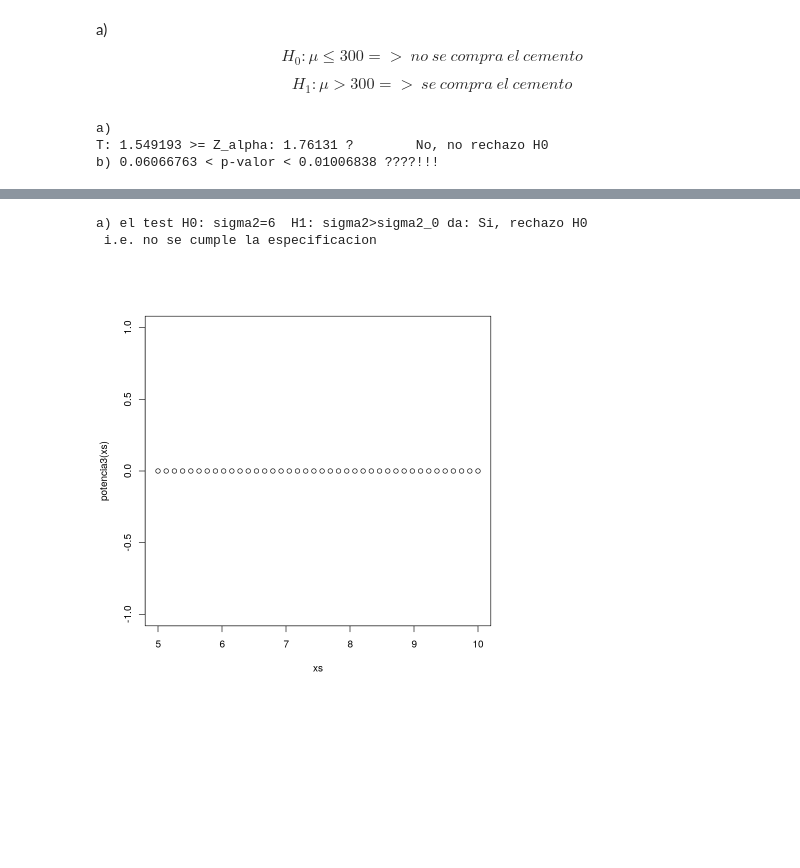
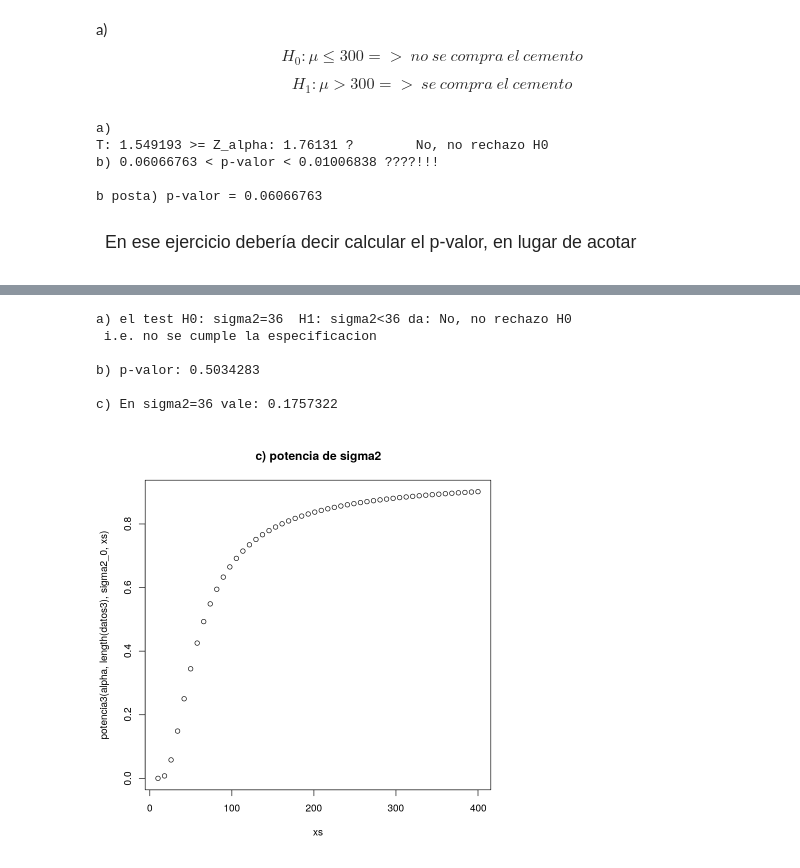
Before and after one commit to fzanollo/proba, a Jupyter notebook: Practica_9/Practica 9.ipynb, the cells around one changed output, grey strips where cells are left out. Cells and saved outputs as stored; diff of their text form; code cells hidden in the pictures; blank space fills up the shorter version.

```diff
--- a/Practica_9/Practica 9.ipynb
+++ b/Practica_9/Practica 9.ipynb
@@ -45,7 +45,7 @@ test_norm_mu = function(alpha, tipo, datos, mu0, sigma2){
 # %% [markdown]
 ### $\sigma^2$ ($\mu$ desconocido):
 # %%
-test_norm_sigma = function(alpha, tipo, datos, sigma2_0){
+test_norm_sigma2 = function(alpha, tipo, datos, sigma2_0){
     T = (length(datos)-1) * var(datos) / sigma2_0
 
     switch(tipo,
@@ -70,7 +70,7 @@ test_norm_sigma = function(alpha, tipo, datos, sigma2_0){
 ## Distribución Exponencial $\mathcal{E}(\lambda)$
 # %%
 test_exp = function(alpha, tipo, datos, lambda_0){
-    T = 2*lamda_0*sum(datos)
+    T = 2*lambda_0*sum(datos)
 
     switch(tipo,
        { # TIPO 1= H1: mu > mu0
@@ -255,33 +255,51 @@ q = -qt(alpha, df=n-1)
 
 cat('a)\nT:', T, '>= Z_alpha:', q, '?\t', resultadoToText(T >= q))
 
-pInf = pnorm(-normalizar(media_obs,mu0,sigma_obs^2,n))
+pInf = 1-pnorm(normalizar(media_obs,mu0,sigma_obs^2,n))
 pSup = pnorm(normalizar(media_obs,mu0+sigma_obs,sigma_obs^2,n))
 cat('b)', pInf, '< p-valor <', pSup,'????!!!')
+cat('\n\nb posta) p-valor =', pInf)
 # %% [output]
 a)
 T: 1.549193 >= Z_alpha: 1.76131 ?        No, no rechazo H0
 b) 0.06066763 < p-valor < 0.01006838 ????!!!
+
+b posta) p-valor = 0.06066763
+# %% [markdown]
+![image.png](attachment:image.png)
 # %% [markdown]
 # Ejercicio 3
 ![image.png](attachment:image.png)
 # %%
 datos3 = scan(text="27 41 22 27 23 35 30 24 27 28 22")
+sigma2_0 = 6^2
+alpha = 0.05
+n=length(datos3)
 #a
-cat('a) el test H0: sigma2=6  H1: sigma2>sigma2_0 da:', test_norm_sigma(0.05, 1, datos3, 6), 'i.e. no se cumple la especificacion')
+cat('a) el test H0: sigma2=36  H1: sigma2<36 da:', test_norm_sigma2(alpha, 2, datos3, sigma2_0), 'i.e. no se cumple la especificacion\n\n')
 
 #b
+T = (n-1) * var(datos3) / sigma2_0
+cat('b) p-valor:', pchisq(T, df=n-1), '\n\n')
+
 
 #c
-potencia3 = function(sigma2){
-    1-pnorm(q + normalizar(mean(datos3), 0, abs(6-sigma2), length(datos3))) ## como es esta func de potencia?
+potencia3 = function(alpha, n, sigma2_0, sigma2){
+    q = qchisq(1-alpha, df=n-1, lower.tail = FALSE)
+    1-pchisq(q + (n-1)*sigma2_0/sigma2, df=n-1) ## ok?
 }
 
-xs = seq(5, 10, length=40)
-plot(xs, potencia3(xs))
+xs = seq(10, 400, length=50)
+plot(xs, potencia3(alpha, length(datos3), sigma2_0, xs), main='c) potencia de sigma2')
+
+cat('c) En sigma2=36 vale:', potencia3(alpha, length(datos3), sigma2_0, sigma2_0))
 # %% [output]
-a) el test H0: sigma2=6  H1: sigma2>sigma2_0 da: Si, rechazo H0
+a) el test H0: sigma2=36  H1: sigma2<36 da: No, no rechazo H0
  i.e. no se cumple la especificacion
+
+b) p-valor: 0.5034283
+
+c) En sigma2=36 vale: 0.1757322
-[figure, old version]
+[figure, new version]
 # %% [markdown]
 # Ejercicio 4
```
Also changed, not shown: parts of 6 cells of this notebook, 1 other file.
